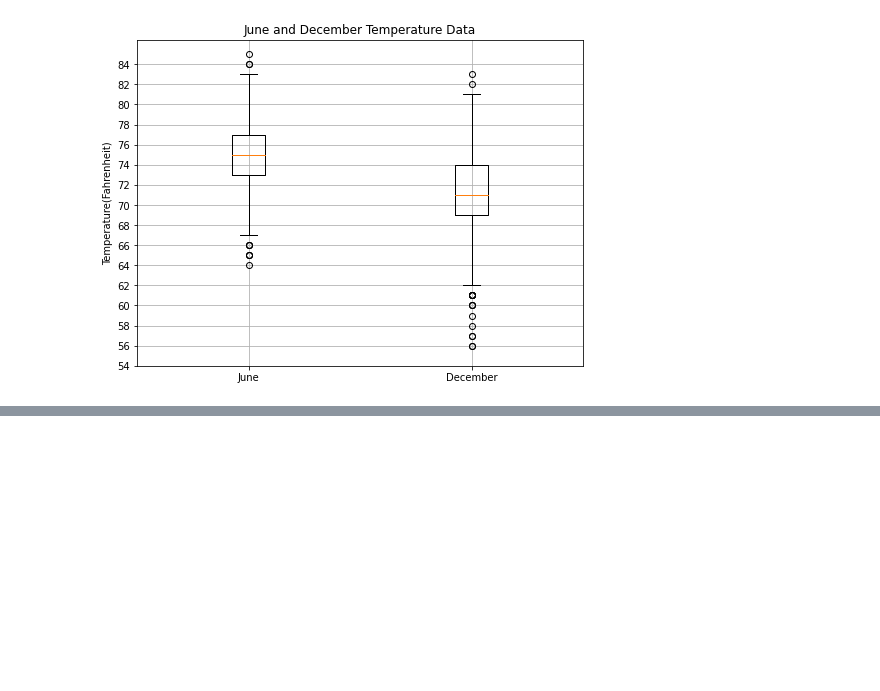
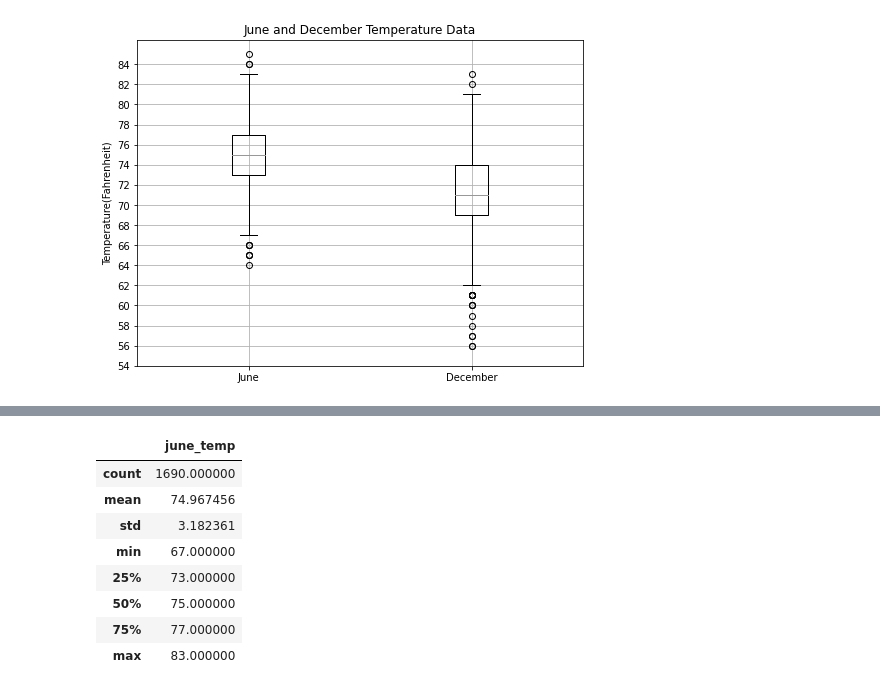
Before and after one commit to nluna96/surfs_up, a Jupyter notebook: SurfsUp_Challenge.ipynb, the cells around one changed output, grey strips where cells are left out. Saved outputs shown, nothing was run; the diff lists cells and outputs as text; code cells hidden in the pictures; blank space fills up the shorter version.

```diff
--- a/SurfsUp_Challenge.ipynb
+++ b/SurfsUp_Challenge.ipynb
@@ -155,0 +215,12 @@ plt.show()
+# %%
+df_june_updated.describe()
+# %% [output]
+|  | june_temp |
+| count | 1690.000000 |
+| mean | 74.967456 |
+| std | 3.182361 |
+| min | 67.000000 |
+| 25% | 73.000000 |
+| 50% | 75.000000 |
+| 75% | 77.000000 |
+| max | 83.000000 |
```
Also changed, not shown: parts of 6 cells of this notebook, 2 other files.
